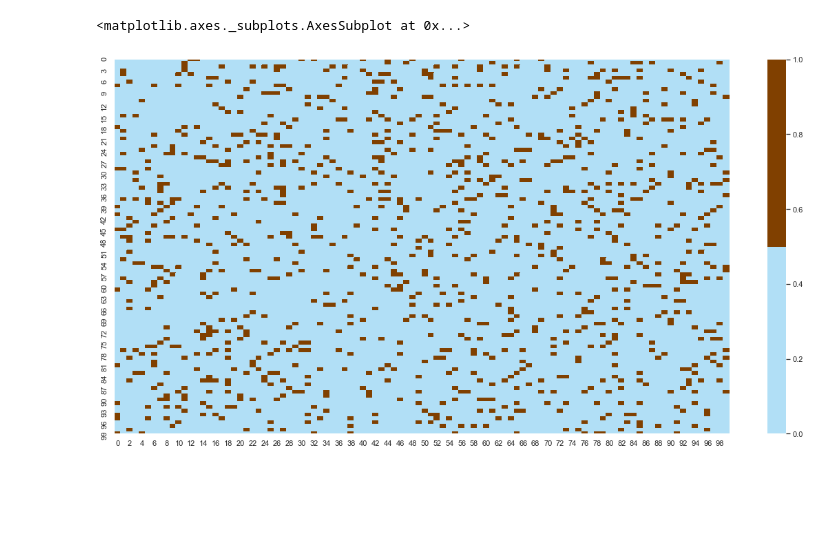
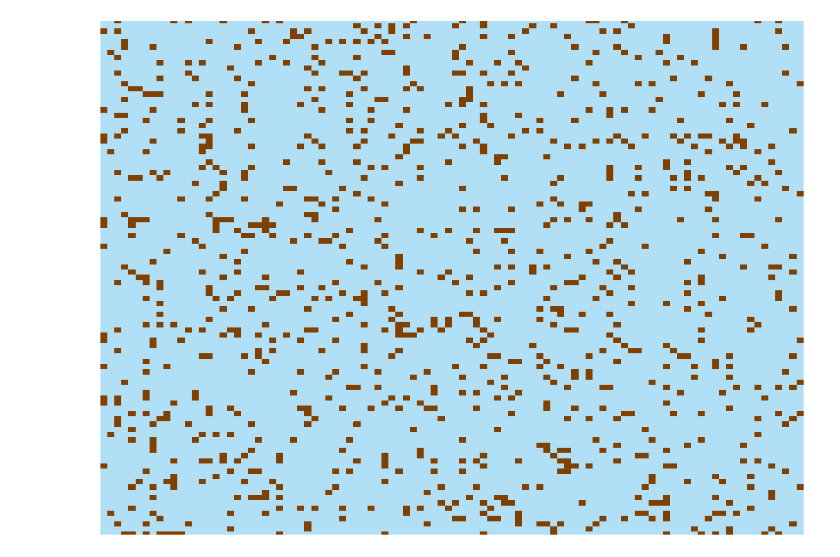
Before and after one commit to kafkoders/oclean, a Jupyter notebook: algorithms/oceans_trash.ipynb, the cells around one changed output. Drawn from its saved outputs; the diff is of its cells as text; code cells hidden in the pictures; blank space fills up the shorter version.

```diff
--- a/algorithms/oceans_trash.ipynb
+++ b/algorithms/oceans_trash.ipynb
@@ -36,8 +36,11 @@ import matplotlib.pyplot as plt
 import seaborn as sns
 sns.set(style='whitegrid')
 # %%
-plt.figure(figsize=(20,10))
-sns.heatmap(res, cmap=['#b1dff6', '#804000'], vmin=0, vmax=1)
+fig = plt.figure(figsize=(20,15))
+ax = sns.heatmap(res, annot=False, cmap=['#b1dff6', '#804000'], vmin=0, vmax=1, cbar=False)
+ax.set_axis_off()
+fig.add_axes(ax)
+ax.get_legend()
+plt.savefig('oclean.png', transparent=True)
 # %% [output]
-<matplotlib.axes._subplots.AxesSubplot at 0x...>
-[figure, old version]
+[figure, new version]
```
Also changed, not shown: parts of 1 cell of this notebook, 54 other files.
